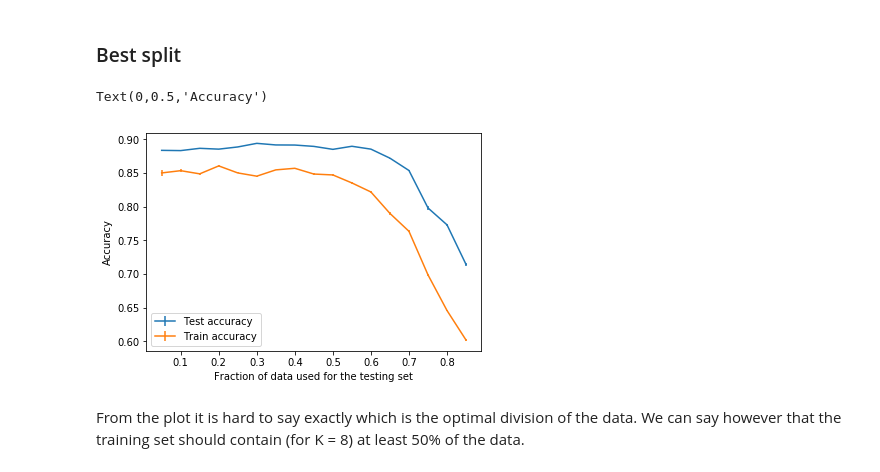
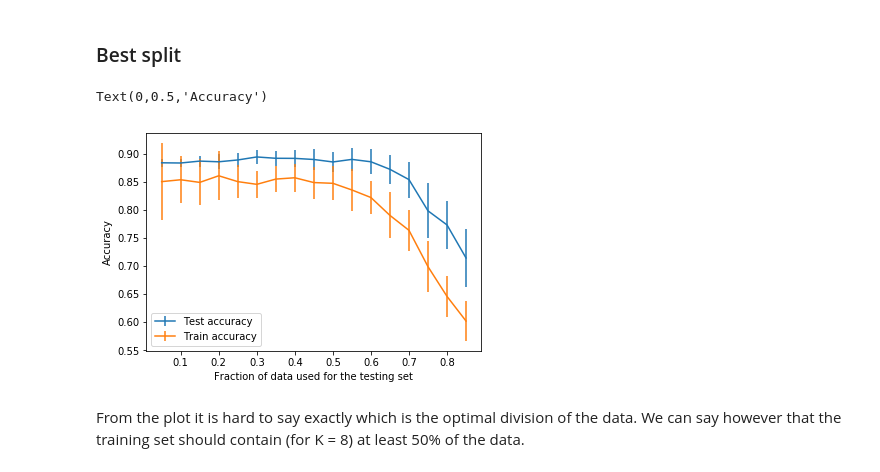
Before and after one commit to raimon-fa/advanced-comp-2018, a Jupyter notebook: session_1/fabregat_exercise_session_1.ipynb, the cells around one changed output. Saved outputs shown, nothing was run; the diff lists cells and outputs as text; code cells hidden in the pictures.

```diff
--- a/fabregat_exercise_session_1.ipynb
+++ b/session_1/fabregat_exercise_session_1.ipynb
@@ -151,14 +151,14 @@ for i in range(1, 18):
     var_test_accuracies.append(np.var(test_accuracies))
 # %%
 fig, ax = plt.subplots()
-ax.errorbar(test_sizes, mean_fit_accuracies, var_fit_accuracies, label='Test accuracy')
-ax.errorbar(test_sizes, mean_test_accuracies, var_test_accuracies, label = 'Train accuracy')
+ax.errorbar(test_sizes, mean_fit_accuracies, np.sqrt(var_fit_accuracies), label='Test accuracy')
+ax.errorbar(test_sizes, mean_test_accuracies, np.sqrt(var_test_accuracies), label = 'Train accuracy')
 ax.legend()
 ax.set_xlabel('Fraction of data used for the testing set')
 ax.set_ylabel('Accuracy')
 # %% [output]
 Text(0,0.5,'Accuracy')
-[figure, old version]
+[figure, new version]
 # %% [markdown]
 From the plot it is hard to say exactly which is the optimal division of the data. We can say however that the training set should contain (for K = 8) at least 50% of the data.
 # %% [markdown]
```
Also changed, not shown: 4 other files.
